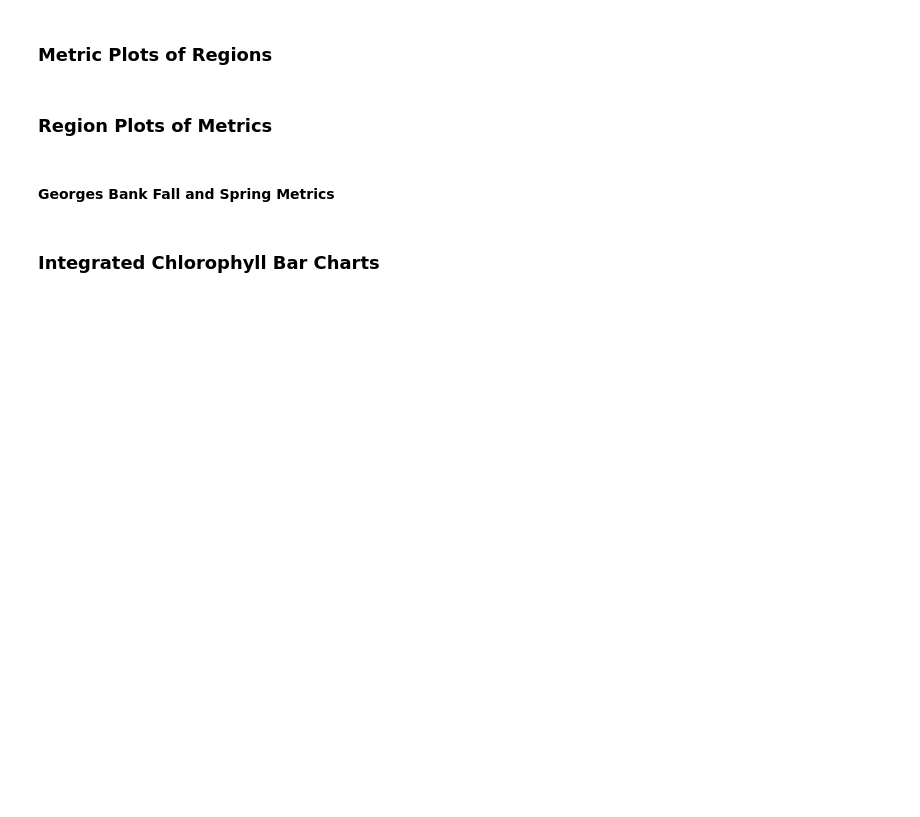
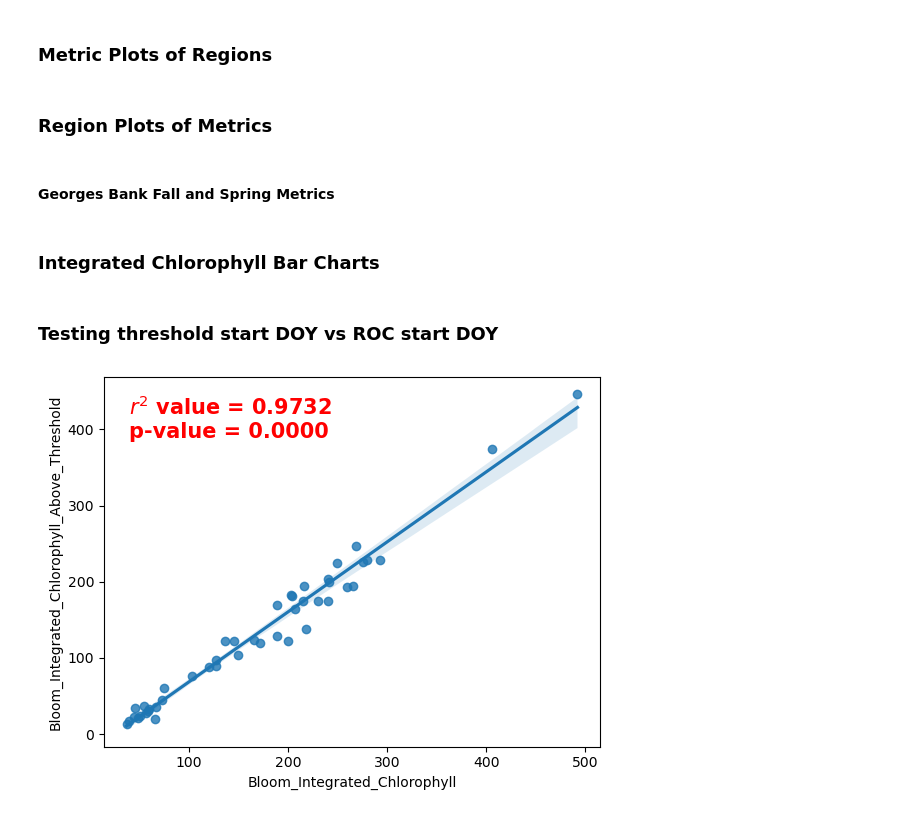
Before and after one commit to gdavis5/phytoplankton_Hollings_project, a Jupyter notebook: Phytoplankton_Phenology_NWA.ipynb, the cells around one changed output. Cells and saved outputs as stored; diff of their text form; code cells hidden in the pictures; blank space fills up the shorter version.

```diff
--- a/Phytoplankton_Phenology_NWA.ipynb
+++ b/Phytoplankton_Phenology_NWA.ipynb
@@ -3308,0 +3871,34 @@ plt.savefig(r'C:\Users\grace.davis\Documents\GitHub\phytoplankton_Hollings_proje
+# %% [markdown]
+### Testing threshold start DOY vs ROC start DOY
+# %%
+x_data = bloom_MABS['Bloom_Integrated_Chlorophyll']
+y_data = bloom_MABS['Bloom_Integrated_Chlorophyll_Above_Threshold']
+fig, axes = plt.subplots(nrows=1,ncols=1)
+sns.regplot(
+    x= x_data,
+    y= y_data
+)
+slope,intercept,r_value,p_value,std_err = stats.linregress(x_data,y_data)
+r_square = r_value**2
+stats_text = f"$r^2$ value = {r_square:.4f}\np-value = {p_value:.4f}"
+if p_value <= 0.0559:
+    axes.text(
+        0.05,0.95,
+        stats_text,
+        transform=axes.transAxes,
+        fontsize=15,
+        color = 'red',
+        verticalalignment='top',
+        fontweight='bold'
+)
+else:
+        axes.text(
+        0.05,0.95,
+        stats_text,
+        transform=axes.transAxes,
+        fontsize=15,
+        color = 'black',
+        verticalalignment='top'
+        )
+# %% [output]
+[figure, added]
```
Also changed, not shown: parts of 18 cells of this notebook, 42 other files.
